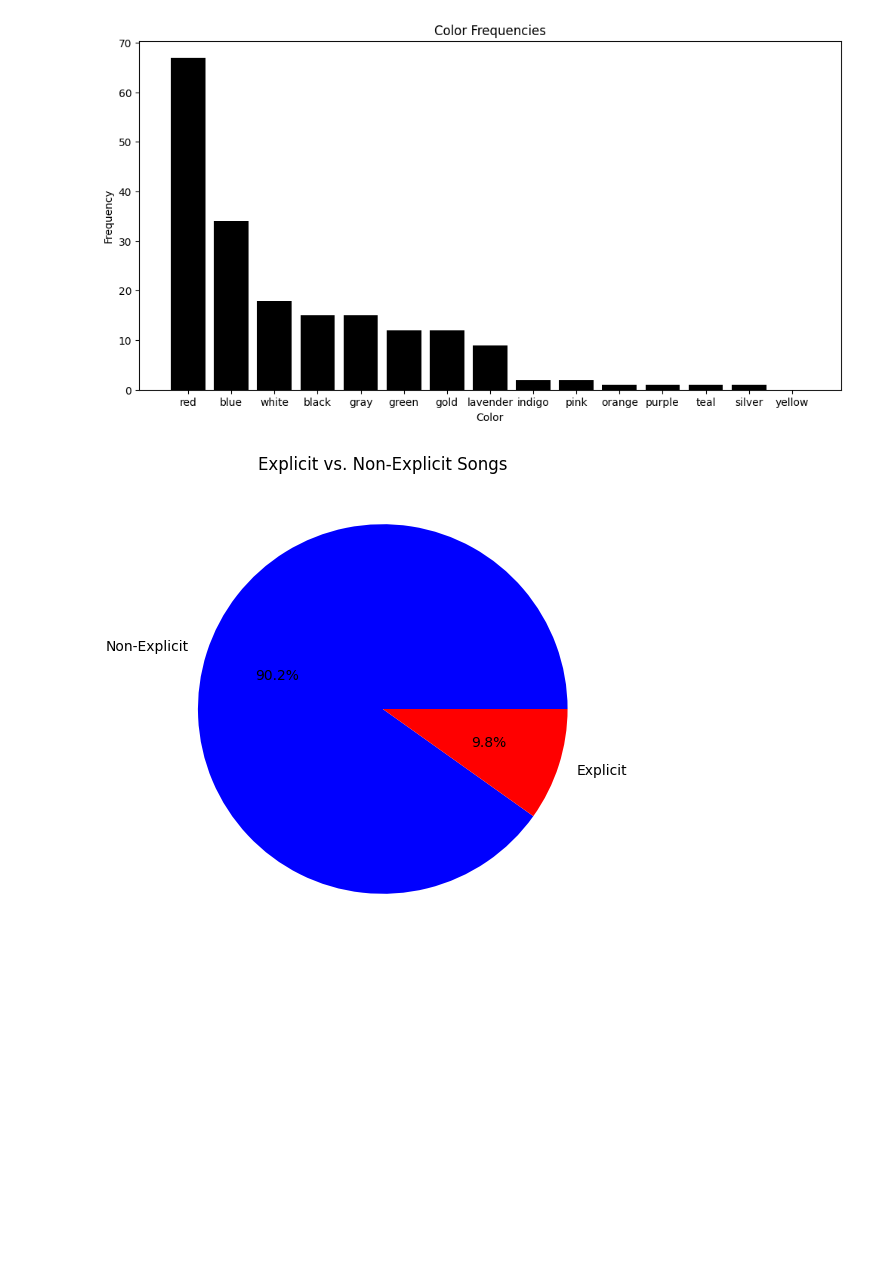
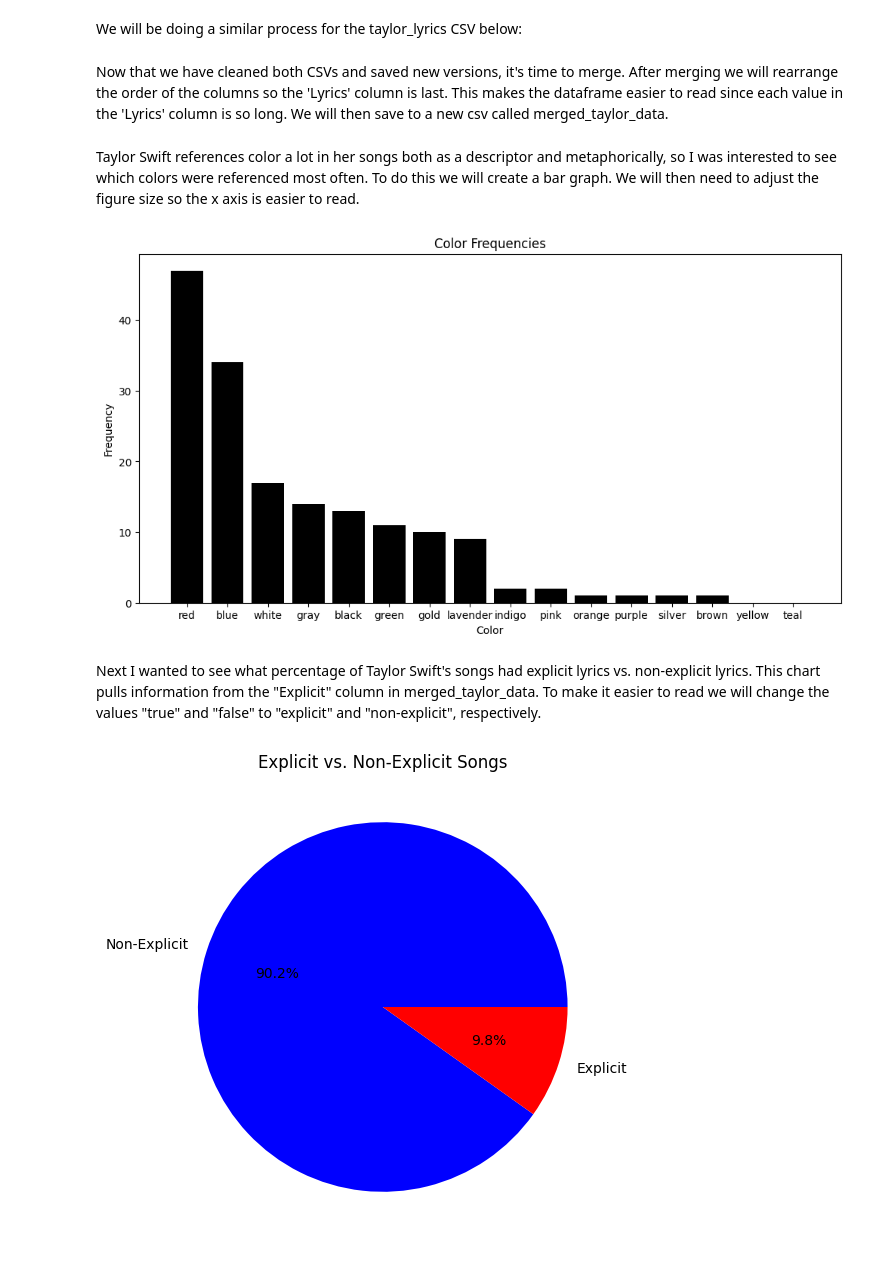
Before and after one commit to jessw00/Data-Analysis-Capstone, a Jupyter notebook: data_analysis.ipynb, the cells around one changed output. Cells and saved outputs as stored; diff of their text form; code cells hidden in the pictures; blank space fills up the shorter version.

```diff
--- a/data_analysis.ipynb
+++ b/data_analysis.ipynb
@@ -33,6 +35,8 @@ rows_to_drop = cleaned_album_data['Song Title'].isin(songs_to_drop)
 
 # Save to CSV
 cleaned_album_data.to_csv('data/cleaned_album_data.csv', index=False)
+# %% [markdown]
+We will be doing a similar process for the taylor_lyrics CSV below:
 # %%
 # Define relative filepath in a subdirectory
 file_path = "data/taylor_lyrics.csv"
@@ -52,6 +56,8 @@ cleaned_lyric_data = cleaned_lyric_data[~rows_to_drop]
 
 # Save to CSV
 cleaned_lyric_data.to_csv('data/cleaned_lyric_data.csv', index=False)
+# %% [markdown]
+Now that we have cleaned both CSVs and saved new versions, it's time to merge. After merging we will rearrange the order of the columns so the 'Lyrics' column is last. This makes the dataframe easier to read since each value in the 'Lyrics' column is so long. We will then save to a new csv called merged_taylor_data.
 # %%
 # Reload cleaned data
 cleaned_album_data = pd.read_csv('data/cleaned_album_data.csv')
@@ -73,35 +79,36 @@ merged_data = merged_data[column_order]
 
 # Save to a new CSV file
 merged_data.to_csv('data/merged_taylor_data.csv', index=False)
+# %% [markdown]
+Taylor Swift references color a lot in her songs both as a descriptor and metaphorically, so I was interested to see which colors were referenced most often. To do this we will create a bar graph. We will then need to adjust the figure size so the x axis is easier to read.
 # %%
 # Load cleaned lyric data
 cleaned_lyric_data = pd.read_csv('data/cleaned_lyric_data.csv')
 
 # Combine all lyrics into a single string
 all_lyrics = ' '.join(cleaned_lyric_data['Lyrics'].dropna())
 
-# Tokenize the words
-tokens = word_tokenize(all_lyrics)
-
 # Specify words of interest
-words_of_interest = ['red', 'orange', 'blue', 'green', 'yellow', 'indigo', 'purple', 'pink', 'white', 'black', 'gray', 'lavender', 'teal', 'gold', 'silver']
-word_frequencies = {word: freq_dist[word] for word in words_of_interest}
+words_of_interest = ['red', 'orange', 'blue', 'green', 'yellow', 'indigo', 'purple', 'pink', 'white', 'black', 'gray', 'lavender', 'teal', 'gold', 'silver', 'brown']
+word_frequencies = {word: tokens.count(word) for word in words_of_interest}
 sorted_word_frequencies = dict(sorted(word_frequencies.items(), key=lambda item: item[1], reverse=True))
 
-# Specify color of bars in graph
+# Change color of bars in graph
 colors = ['black']
 
-# Change figure size
+# Change figure size so it is easier to read
 plt.figure(figsize=(12, 6))
 
 # graph
-plt.bar(sorted_word_frequencies.keys(), sorted_word_frequencies.values(), color =colors)
+plt.bar(sorted_word_frequencies.keys(), sorted_word_frequencies.values(), color=colors)
 plt.title('Color Frequencies')
 plt.xlabel('Color')
 plt.ylabel('Frequency')
 plt.show()
 # %% [output]
-[figure, old version]
+[figure, new version]
+# %% [markdown]
+Next I wanted to see what percentage of Taylor Swift's songs had explicit lyrics vs. non-explicit lyrics. This chart pulls information from the "Explicit" column in merged_taylor_data. To make it easier to read we will change the values "true" and "false" to "explicit" and "non-explicit", respectively.
 # %%
 # Load data
 merged_data = pd.read_csv('data/merged_taylor_data.csv')
```
Also changed, not shown: parts of 2 cells of this notebook, 2 other files.
